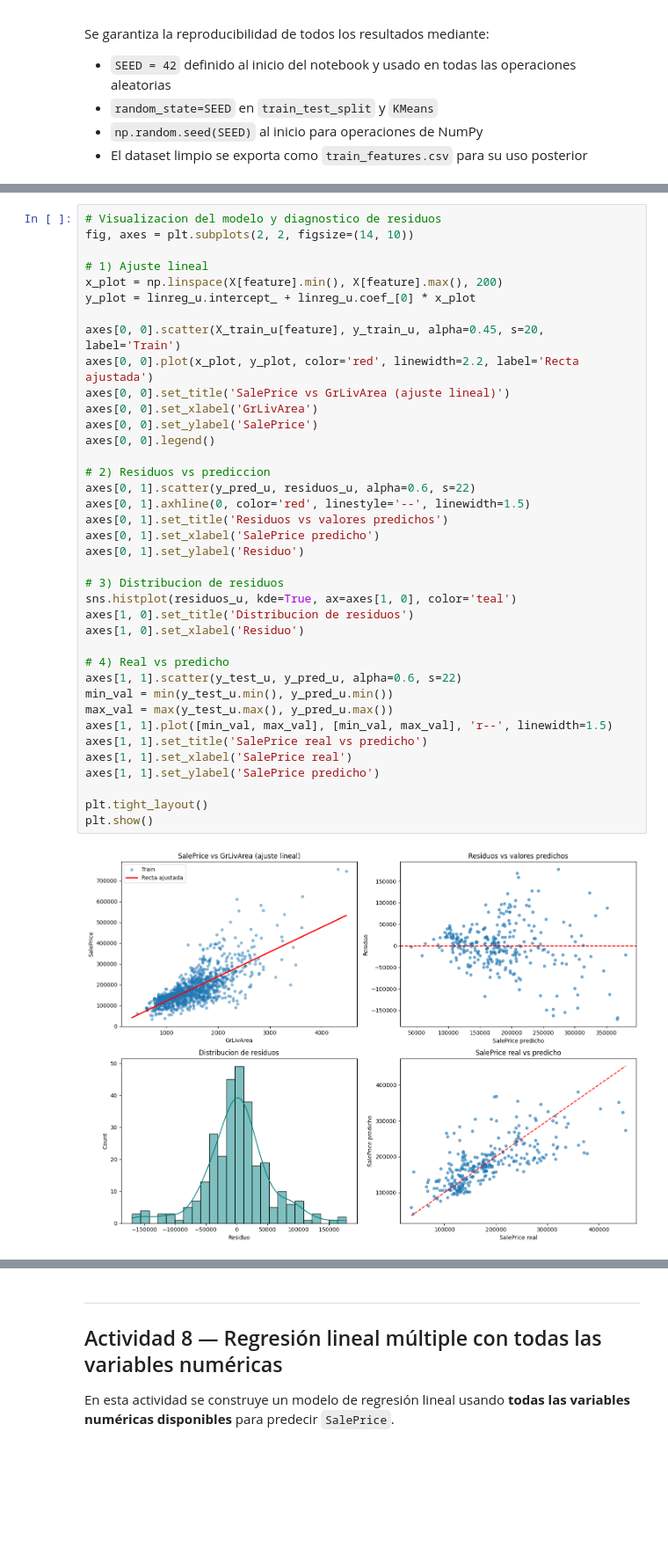
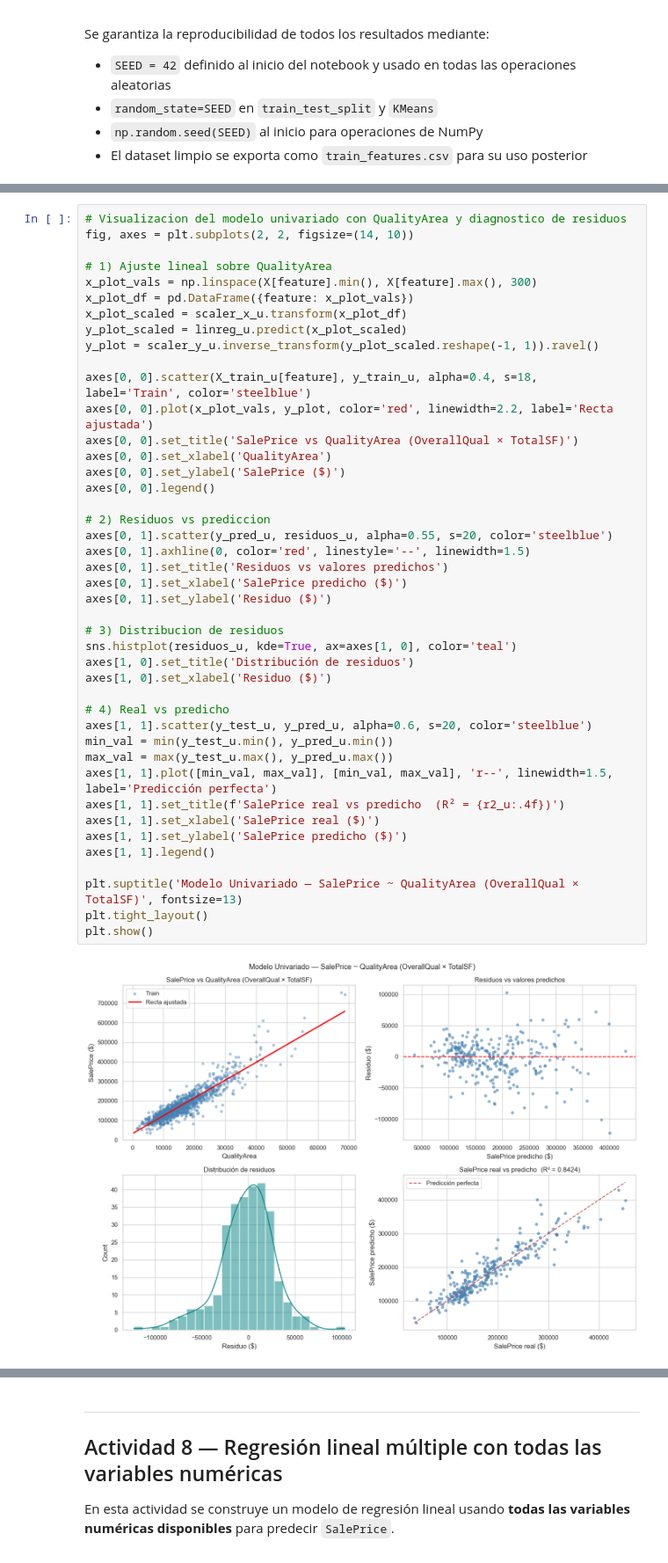
Before and after one commit to erickguerra2/MD-LAB03, a Jupyter notebook: main.ipynb, the cells around one changed output, grey strips where cells are left out. Shown at 88% size. Cells and saved outputs as stored; diff of their text form; blank space fills up the shorter version.

Commit message:
refactor:  improve data using normalization

```diff
--- a/main.ipynb
+++ b/main.ipynb
@@ -908,40 +937,45 @@ resumen_modelo
 # %%
-# Visualizacion del modelo y diagnostico de residuos
+# Visualizacion del modelo univariado con QualityArea y diagnostico de residuos
 fig, axes = plt.subplots(2, 2, figsize=(14, 10))
 
-# 1) Ajuste lineal
-x_plot = np.linspace(X[feature].min(), X[feature].max(), 200)
-y_plot = linreg_u.intercept_ + linreg_u.coef_[0] * x_plot
+# 1) Ajuste lineal sobre QualityArea
+x_plot_vals = np.linspace(X[feature].min(), X[feature].max(), 300)
+x_plot_df = pd.DataFrame({feature: x_plot_vals})
+x_plot_scaled = scaler_x_u.transform(x_plot_df)
+y_plot_scaled = linreg_u.predict(x_plot_scaled)
+y_plot = scaler_y_u.inverse_transform(y_plot_scaled.reshape(-1, 1)).ravel()
 
-axes[0, 0].scatter(X_train_u[feature], y_train_u, alpha=0.45, s=20, label='Train')
-axes[0, 0].plot(x_plot, y_plot, color='red', linewidth=2.2, label='Recta ajustada')
-axes[0, 0].set_title('SalePrice vs GrLivArea (ajuste lineal)')
-axes[0, 0].set_xlabel('GrLivArea')
-axes[0, 0].set_ylabel('SalePrice')
+axes[0, 0].scatter(X_train_u[feature], y_train_u, alpha=0.4, s=18, label='Train', color='steelblue')
+axes[0, 0].plot(x_plot_vals, y_plot, color='red', linewidth=2.2, label='Recta ajustada')
+axes[0, 0].set_title('SalePrice vs QualityArea (OverallQual × TotalSF)')
+axes[0, 0].set_xlabel('QualityArea')
+axes[0, 0].set_ylabel('SalePrice ($)')
 axes[0, 0].legend()
 
 # 2) Residuos vs prediccion
-axes[0, 1].scatter(y_pred_u, residuos_u, alpha=0.6, s=22)
+axes[0, 1].scatter(y_pred_u, residuos_u, alpha=0.55, s=20, color='steelblue')
 axes[0, 1].axhline(0, color='red', linestyle='--', linewidth=1.5)
 axes[0, 1].set_title('Residuos vs valores predichos')
-axes[0, 1].set_xlabel('SalePrice predicho')
-axes[0, 1].set_ylabel('Residuo')
+axes[0, 1].set_xlabel('SalePrice predicho ($)')
+axes[0, 1].set_ylabel('Residuo ($)')
 
 # 3) Distribucion de residuos
 sns.histplot(residuos_u, kde=True, ax=axes[1, 0], color='teal')
-axes[1, 0].set_title('Distribucion de residuos')
-axes[1, 0].set_xlabel('Residuo')
+axes[1, 0].set_title('Distribución de residuos')
+axes[1, 0].set_xlabel('Residuo ($)')
 
 # 4) Real vs predicho
-axes[1, 1].scatter(y_test_u, y_pred_u, alpha=0.6, s=22)
+axes[1, 1].scatter(y_test_u, y_pred_u, alpha=0.6, s=20, color='steelblue')
 min_val = min(y_test_u.min(), y_pred_u.min())
 max_val = max(y_test_u.max(), y_pred_u.max())
-axes[1, 1].plot([min_val, max_val], [min_val, max_val], 'r--', linewidth=1.5)
-axes[1, 1].set_title('SalePrice real vs predicho')
-axes[1, 1].set_xlabel('SalePrice real')
-axes[1, 1].set_ylabel('SalePrice predicho')
+axes[1, 1].plot([min_val, max_val], [min_val, max_val], 'r--', linewidth=1.5, label='Predicción perfecta')
+axes[1, 1].set_title(f'SalePrice real vs predicho  (R² = {r2_u:.4f})')
+axes[1, 1].set_xlabel('SalePrice real ($)')
+axes[1, 1].set_ylabel('SalePrice predicho ($)')
+axes[1, 1].legend()
 
+plt.suptitle('Modelo Univariado — SalePrice ~ QualityArea (OverallQual × TotalSF)', fontsize=13)
 plt.tight_layout()
 plt.show()
 # %% [output]
-[figure, old version]
+[figure, new version]
```
Also changed, not shown: parts of 19 cells of this notebook, 1 other file.
